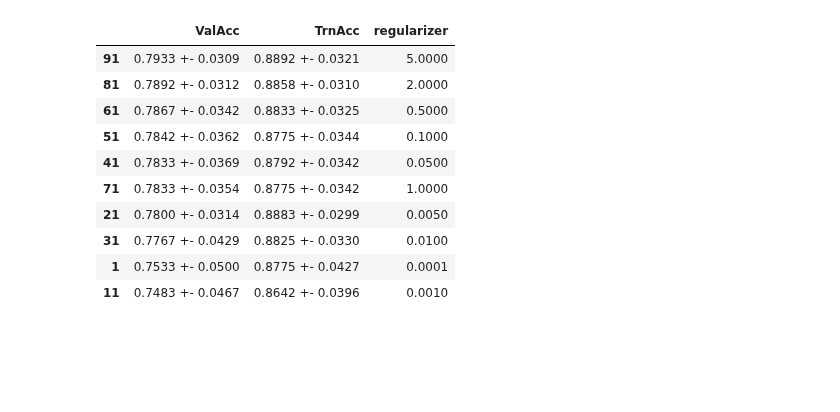
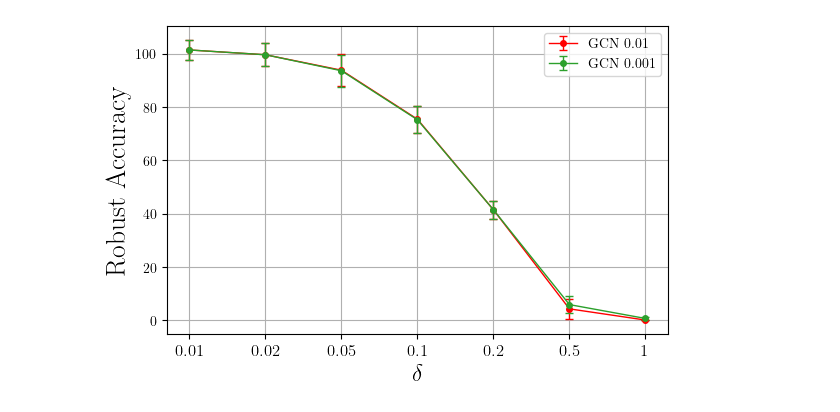
Before and after one commit to saper0/qpcert, a Jupyter notebook: notebooks/certification/cert_gcn.ipynb, the cells around one changed output. Drawn from its saved outputs; the diff is of its cells as text; code cells hidden in the pictures; blank space fills up the shorter version.

Commit message:
First Experiment analysis notebook finished.

```diff
--- a/notebooks/certification/cert_gcn.ipynb
+++ b/notebooks/certification/cert_gcn.ipynb
@@ -13,9 +14,17 @@ gcn_exp = dict(
     end_id = 490,
     n_seeds = 5,
 )
-Ks = [1.5]
+appnp_exp = dict(
+    label = "APPNP",
+    collection = "l_sbm_cert_appnp",
+    start_id = 1,
+    end_id = 490,
+    n_seeds = 5,
+)
+K = 1.5
+attack_nodes = "test"
 delta_l = [0.01, 0.02, 0.05, 0.1, 0.2, 0.5, 1]
 n_adv_l = [1, 2, 6, 12, 24, 60, 120]
 
-experiments = [gcn_exp]
+experiments = [gcn_exp, appnp_exp]
 experiment_manager = ExperimentManager(experiments)
@@ -276,22 +31,11 @@ ID: 601 ValAcc: 68.42 +- 2.78 TrnAcc: 89.33 +- 1.75 TestAcc: 73.36 +- 2.39
-# %%
-start_id = 1
-end_id = 100
-n_seeds = 10
-hyperparams = ["regularizer"]
-pred_method = "svm"
-dataset = "pubmed"
-collection= "ntk_gcn_hyperparam_pubmed_wikics" #todo: rename colelction to trn_ntk_gcn
-utils.get_best_hyperparams(start_id, end_id, n_seeds, hyperparams,
-                           pred_method, dataset, collection, use_seeds=10)
-# %% [output]
-|  | ValAcc | TrnAcc | regularizer |
-| 91 | 0.7933 +- 0.0309 | 0.8892 +- 0.0321 | 5.0000 |
-| 81 | 0.7892 +- 0.0312 | 0.8858 +- 0.0310 | 2.0000 |
-| 61 | 0.7867 +- 0.0342 | 0.8833 +- 0.0325 | 0.5000 |
-| 51 | 0.7842 +- 0.0362 | 0.8775 +- 0.0344 | 0.1000 |
-| 41 | 0.7833 +- 0.0369 | 0.8792 +- 0.0342 | 0.0500 |
-| 71 | 0.7833 +- 0.0354 | 0.8775 +- 0.0342 | 1.0000 |
-| 21 | 0.7800 +- 0.0314 | 0.8883 +- 0.0299 | 0.0050 |
-| 31 | 0.7767 +- 0.0429 | 0.8825 +- 0.0330 | 0.0100 |
-| 1 | 0.7533 +- 0.0500 | 0.8775 +- 0.0427 | 0.0001 |
-| 11 | 0.7483 +- 0.0467 | 0.8642 +- 0.0396 | 0.0010 |
+# %%
+plt.rcParams.update({
+    "text.usetex": True,
+    "font.family": "Times New Roman"
+})
+# %%
+C_l = [0.01, 0.001]
+experiment_manager.plot_robust_acc_delta(K, ["GCN"], C_l, attack_nodes,
+                                         n_adv=24, delta_l=delta_l)
+# %% [output]
+[figure, added]
```
Also changed, not shown: parts of 11 cells of this notebook, 2 other files.
